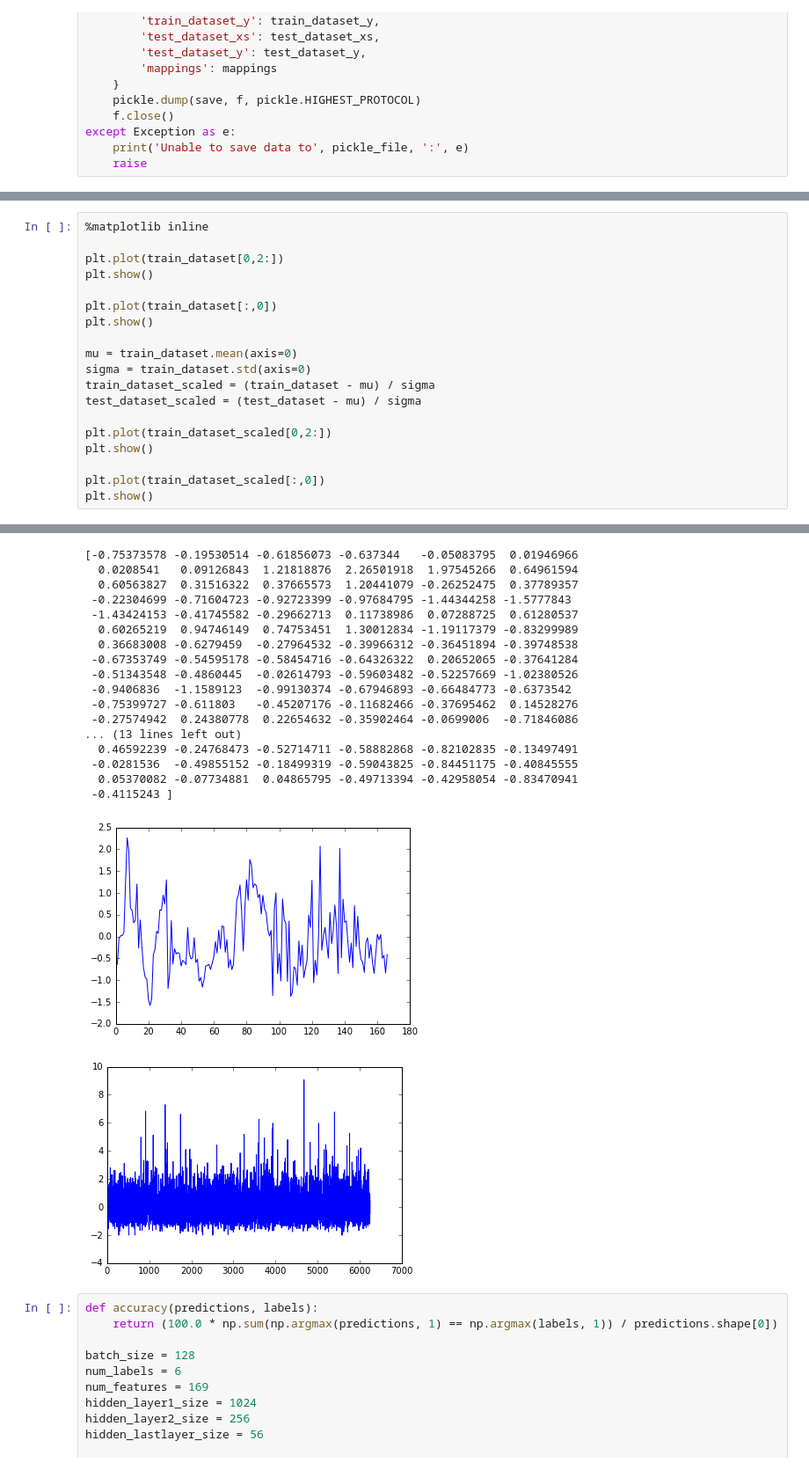
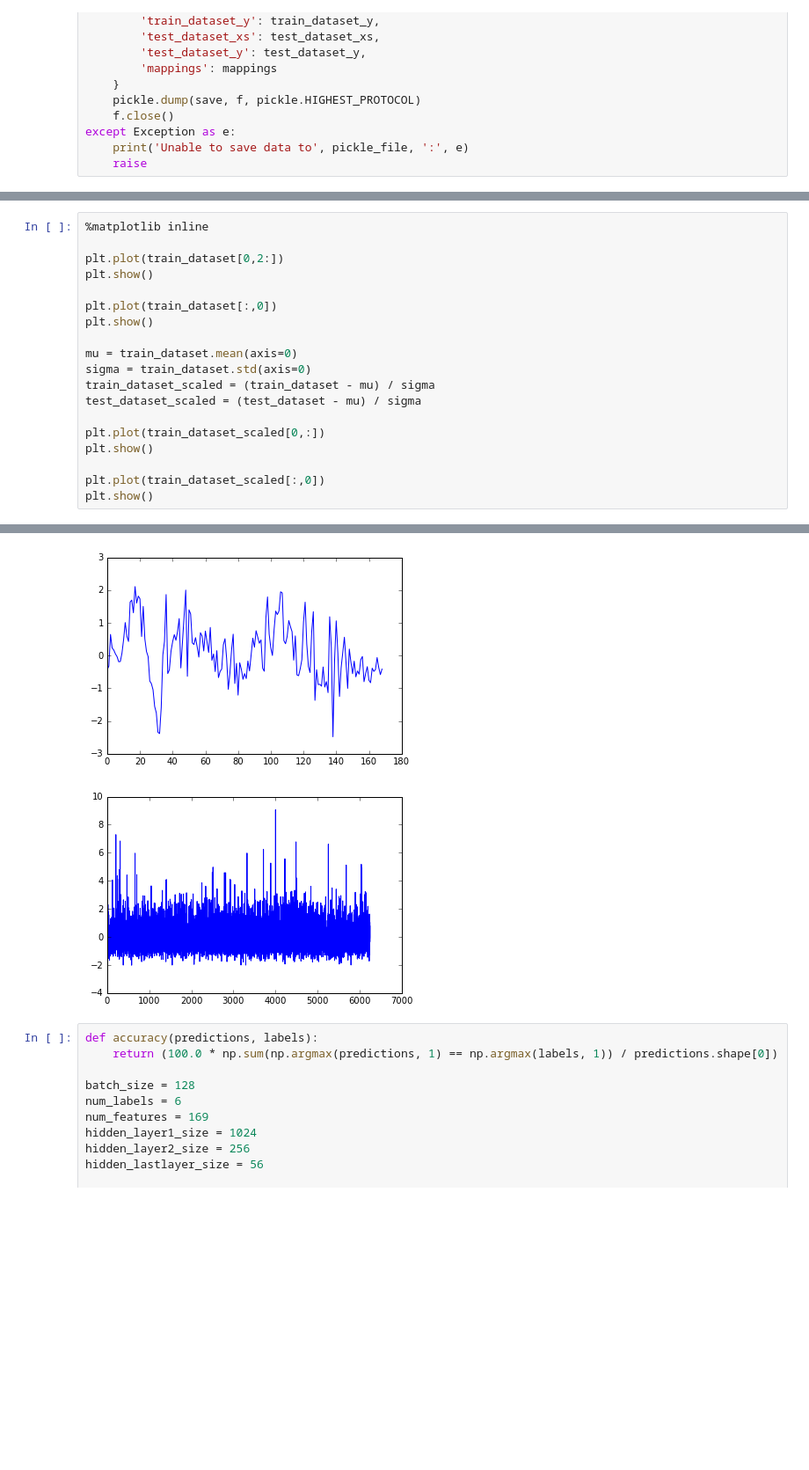
Before and after one commit to SoundSourceAnalyzer/GenreRecognitionTensorFlow, a Jupyter notebook: genrerecognition2.ipynb, the cells around one changed output, grey strips where cells are left out. Shown: that part at 88% size. Cells and saved outputs as stored; diff of their text form; blank space fills up the shorter version.

```diff
--- a/genrerecognition2.ipynb
+++ b/genrerecognition2.ipynb
@@ -111,7 +109,7 @@ sigma = train_dataset.std(axis=0)
 train_dataset_scaled = (train_dataset - mu) / sigma
 test_dataset_scaled = (test_dataset - mu) / sigma
 
-plt.plot(train_dataset_scaled[0,2:])
+plt.plot(train_dataset_scaled[0,:])
 plt.show()
 
 plt.plot(train_dataset_scaled[:,0])
@@ -122,22 +120,5 @@ plt.show()
-[-0.75373578 -0.19530514 -0.61856073 -0.637344   -0.05083795  0.01946966
-  0.0208541   0.09126843  1.21818876  2.26501918  1.97545266  0.64961594
-  0.60563827  0.31516322  0.37665573  1.20441079 -0.26252475  0.37789357
- -0.22304699 -0.71604723 -0.92723399 -0.97684795 -1.44344258 -1.5777843
- -1.43424153 -0.41745582 -0.29662713  0.11738986  0.07288725  0.61280537
-  0.60265219  0.94746149  0.74753451  1.30012834 -1.19117379 -0.83299989
-  0.36683008 -0.6279459  -0.27964532 -0.39966312 -0.36451894 -0.39748538
- -0.67353749 -0.54595178 -0.58454716 -0.64326322  0.20652065 -0.37641284
- -0.51343548 -0.4860445  -0.02614793 -0.59603482 -0.52257669 -1.02380526
- -0.9406836  -1.1589123  -0.99130374 -0.67946893 -0.66484773 -0.6373542
- -0.75399727 -0.611803   -0.45207176 -0.11682466 -0.37695462  0.14528276
- -0.27574942  0.24380778  0.22654632 -0.35902464 -0.0699006  -0.71846086
-... (13 lines left out)
-  0.46592239 -0.24768473 -0.52714711 -0.58882868 -0.82102835 -0.13497491
- -0.0281536  -0.49855152 -0.18499319 -0.59043825 -0.84451175 -0.40845555
-  0.05370082 -0.07734881  0.04865795 -0.49713394 -0.42958054 -0.83470941
- -0.4115243 ]
-[figure, old version]
+[figure, new version]
-[figure, old version]
+[figure, new version]
 # %%
 def accuracy(predictions, labels):
     return (100.0 * np.sum(np.argmax(predictions, 1) == np.argmax(labels, 1)) / predictions.shape[0])
```
Also changed, not shown: parts of 2 cells of this notebook, 4 other files.
